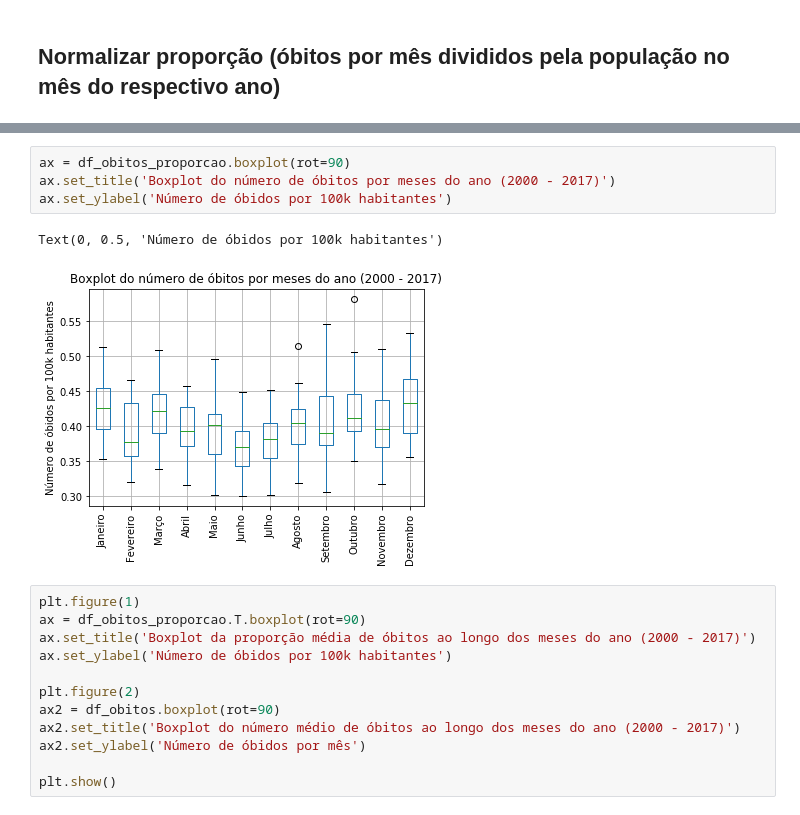
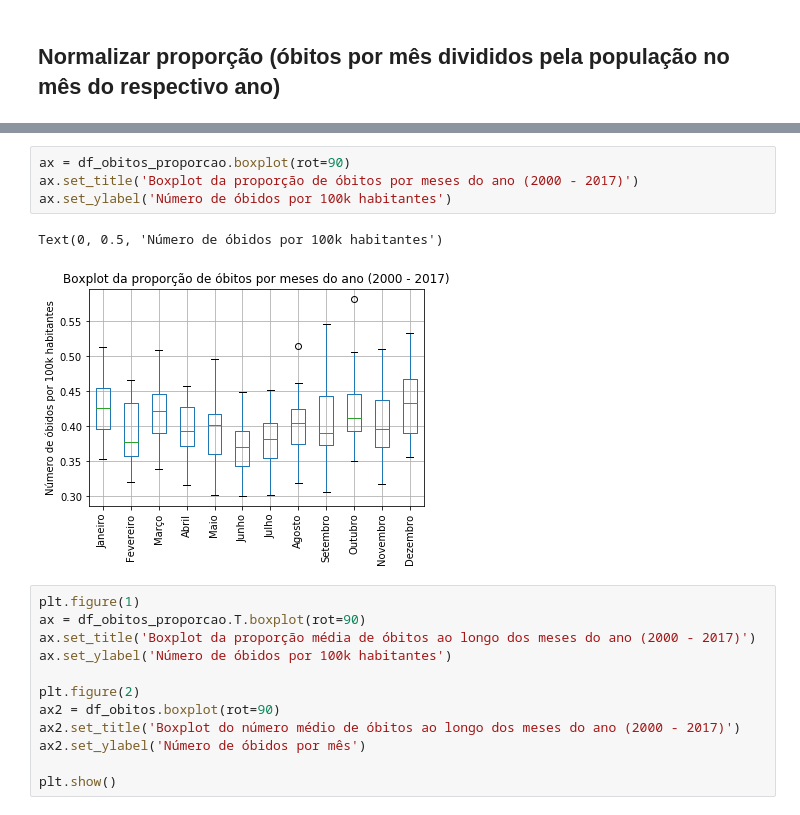
Before and after one commit to jamissonfreitas/IN1119, a Jupyter notebook: analise_mes_ano.ipynb, the cells around one changed output, grey strips where cells are left out. Drawn from its saved outputs; the diff is of its cells as text.

```diff
--- a/analise_mes_ano.ipynb
+++ b/analise_mes_ano.ipynb
@@ -245,11 +245,11 @@ df_obitos_proporcao
 | 2017 | 0.511523 | 0.466790 | 0.508949 | 0.444991 | 0.495785 | 0.448769 | 0.451378 | 0.515061 | 0.545503 | 0.582153 | 0.510272 | ... |
 # %%
 ax = df_obitos_proporcao.boxplot(rot=90)
-ax.set_title('Boxplot do número de óbitos por meses do ano (2000 - 2017)')
+ax.set_title('Boxplot da proporção de óbitos por meses do ano (2000 - 2017)')
 ax.set_ylabel('Número de óbidos por 100k habitantes')
 # %% [output]
 Text(0, 0.5, 'Número de óbidos por 100k habitantes')
-[figure, old version]
+[figure, new version]
 # %%
 plt.figure(1)
 ax = df_obitos_proporcao.T.boxplot(rot=90)
```
Also changed, not shown: parts of 1 cell of this notebook.
